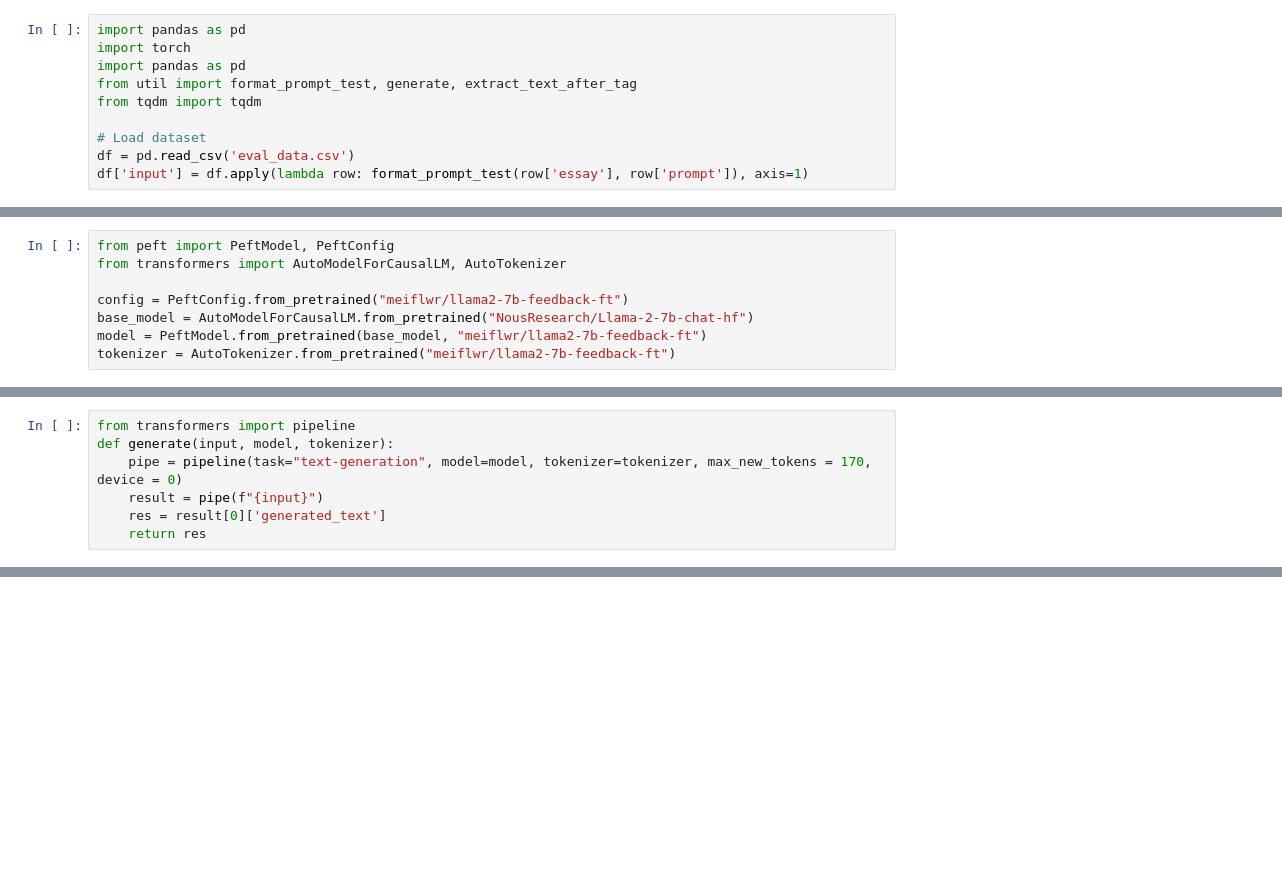
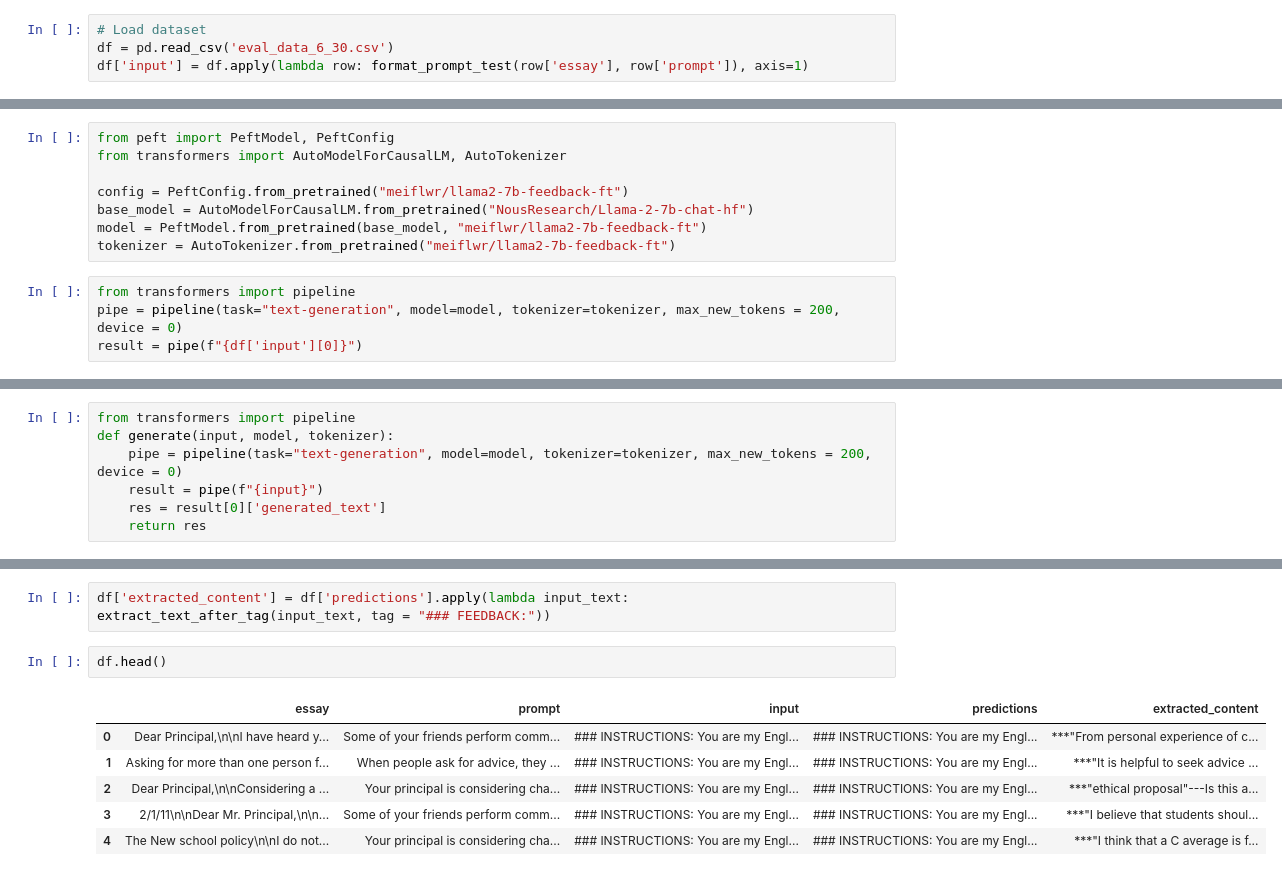
Before and after one commit to meixtan/mpf-edm, a Jupyter notebook: ft_eval.ipynb, the cells around one changed output, grey strips where cells are left out. Cells and saved outputs as stored; diff of their text form; blank space fills up the shorter version.

```diff
--- a/ft_eval.ipynb
+++ b/ft_eval.ipynb
@@ -3,10 +19,4 @@
 # %%
-import pandas as pd
-import torch
-import pandas as pd
-from util import format_prompt_test, generate, extract_text_after_tag
-from tqdm import tqdm
-
 # Load dataset
-df = pd.read_csv('eval_data.csv')
+df = pd.read_csv('eval_data_6_30.csv')
 df['input'] = df.apply(lambda row: format_prompt_test(row['essay'], row['prompt']), axis=1)
@@ -25,3 +37,7 @@ config = PeftConfig.from_pretrained("meiflwr/llama2-7b-feedback-ft")
 base_model = AutoModelForCausalLM.from_pretrained("NousResearch/Llama-2-7b-chat-hf")
 model = PeftModel.from_pretrained(base_model, "meiflwr/llama2-7b-feedback-ft")
 tokenizer = AutoTokenizer.from_pretrained("meiflwr/llama2-7b-feedback-ft")
+# %%
+from transformers import pipeline
+pipe = pipeline(task="text-generation", model=model, tokenizer=tokenizer, max_new_tokens = 200, device = 0)
+result = pipe(f"{df['input'][0]}")
@@ -28,7 +66,7 @@ tokenizer = AutoTokenizer.from_pretrained("meiflwr/llama2-7b-feedback-ft")
 # %%
 from transformers import pipeline
 def generate(input, model, tokenizer):
-    pipe = pipeline(task="text-generation", model=model, tokenizer=tokenizer, max_new_tokens = 170, device = 0)
+    pipe = pipeline(task="text-generation", model=model, tokenizer=tokenizer, max_new_tokens = 200, device = 0)
     result = pipe(f"{input}")
     res = result[0]['generated_text']
     return res
@@ -39,0 +119,11 @@ df['predictions'][0]
+# %%
+df['extracted_content'] = df['predictions'].apply(lambda input_text: extract_text_after_tag(input_text, tag = "### FEEDBACK:"))
+# %%
+df.head()
+# %% [output]
+|  | essay | prompt | input | predictions | extracted_content |
+| 0 | Dear Principal,\n\nI have heard y... | Some of your friends perform comm... | ### INSTRUCTIONS: You are my Engl... | ### INSTRUCTIONS: You are my Engl... | ***"From personal experience of c... |
+| 1 | Asking for more than one person f... | When people ask for advice, they ... | ### INSTRUCTIONS: You are my Engl... | ### INSTRUCTIONS: You are my Engl... | ***"It is helpful to seek advice ... |
+| 2 | Dear Principal,\n\nConsidering a ... | Your principal is considering cha... | ### INSTRUCTIONS: You are my Engl... | ### INSTRUCTIONS: You are my Engl... | ***"ethical proposal"---Is this a... |
+| 3 | 2/1/11\n\nDear Mr. Principal,\n\n... | Some of your friends perform comm... | ### INSTRUCTIONS: You are my Engl... | ### INSTRUCTIONS: You are my Engl... | ***"I believe that students shoul... |
+| 4 | The New school policy\n\nI do not... | Your principal is considering cha... | ### INSTRUCTIONS: You are my Engl... | ### INSTRUCTIONS: You are my Engl... | ***"I think that a C average is f... |
```
Also changed, not shown: parts of 11 cells of this notebook, 4 other files.
